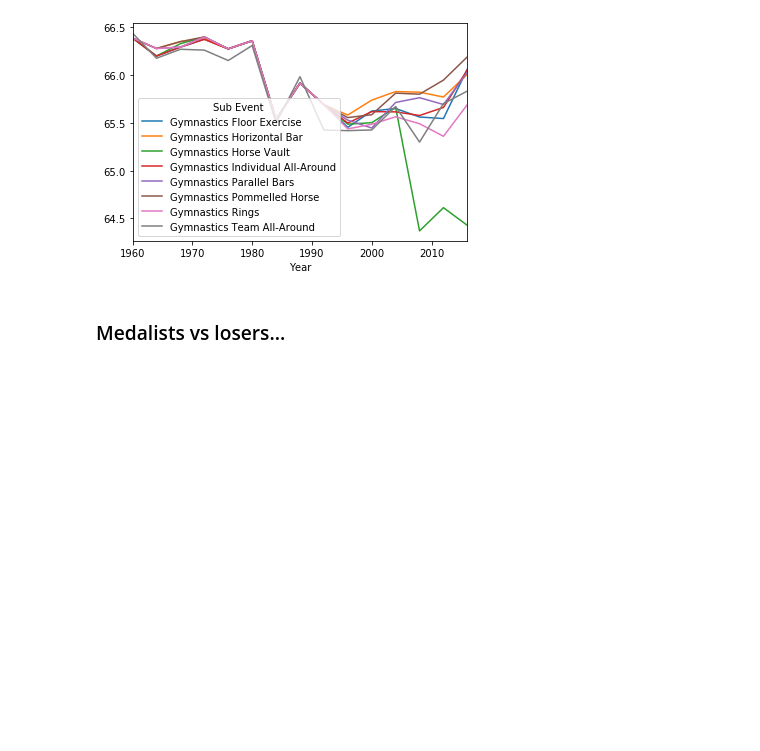
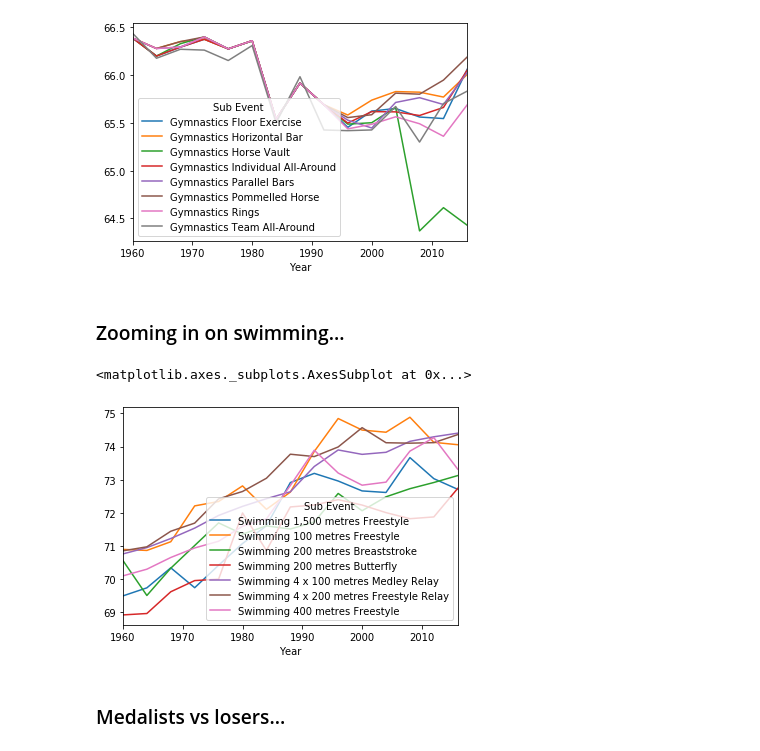
Before and after one commit to dowripple/ProjectOneRepo_JeremyKasieMichael, a Jupyter notebook: notebooks/OlympicHeights_Analysis.ipynb, the cells around one changed output. Cells and saved outputs as stored; diff of their text form; code cells hidden in the pictures; blank space fills up the shorter version.

Commit message:
adding one more chart

```diff
--- a/notebooks/OlympicHeights_Analysis.ipynb
+++ b/notebooks/OlympicHeights_Analysis.ipynb
@@ -160,6 +160,31 @@ gym_pivot.plot('Year',columns)
 # %% [output]
 <matplotlib.axes._subplots.AxesSubplot at 0x...>
 [figure]
+# %% [markdown]
+### Zooming in on swimming...
+# %%
+# new df for just athletics
+swim_df = olympic_df.loc[olympic_df['Sport']=='Swimming']
+
+# calculate the average by year and sub-event
+swim_Avg = pd.DataFrame(swim_df.groupby(['Sub Event','Year'])['Height'].mean().reset_index())
+
+# rename column
+swim_Avg = swim_Avg.rename(columns={'Height':'Avg Height'})
+
+# pivot for charting
+swim_pivot = swim_Avg.pivot(index='Year', columns='Sub Event', values = 'Avg Height').reset_index()
+
+# build the column list
+columns = []
+for columnName, columnValues in swim_pivot.iteritems():
+    if columnName != 'Year':
+        columns.append(columnName)
+
+swim_pivot.plot('Year',columns)
+# %% [output]
+<matplotlib.axes._subplots.AxesSubplot at 0x...>
+[figure, added]
 # %% [markdown]
 ### Medalists vs losers...
 # %%
```
